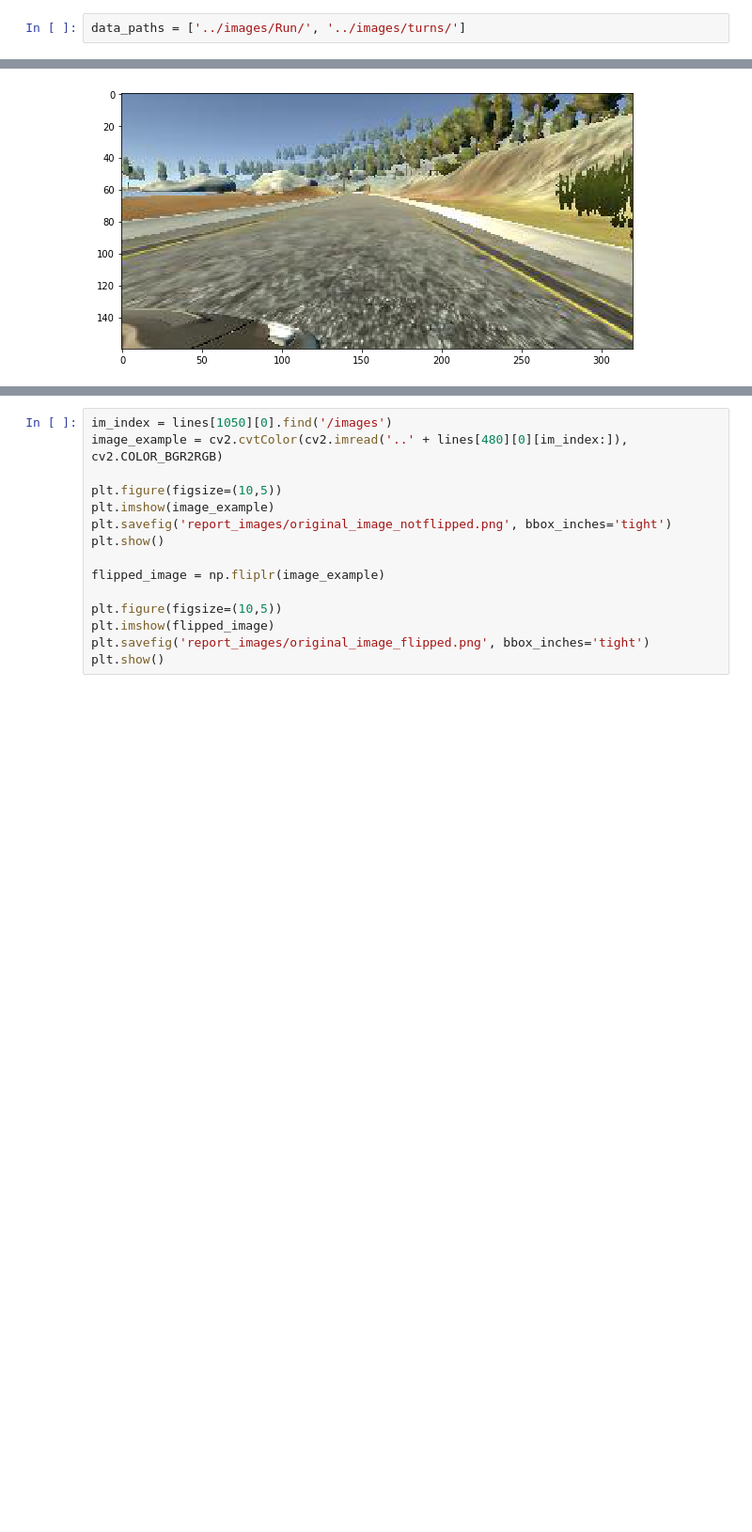
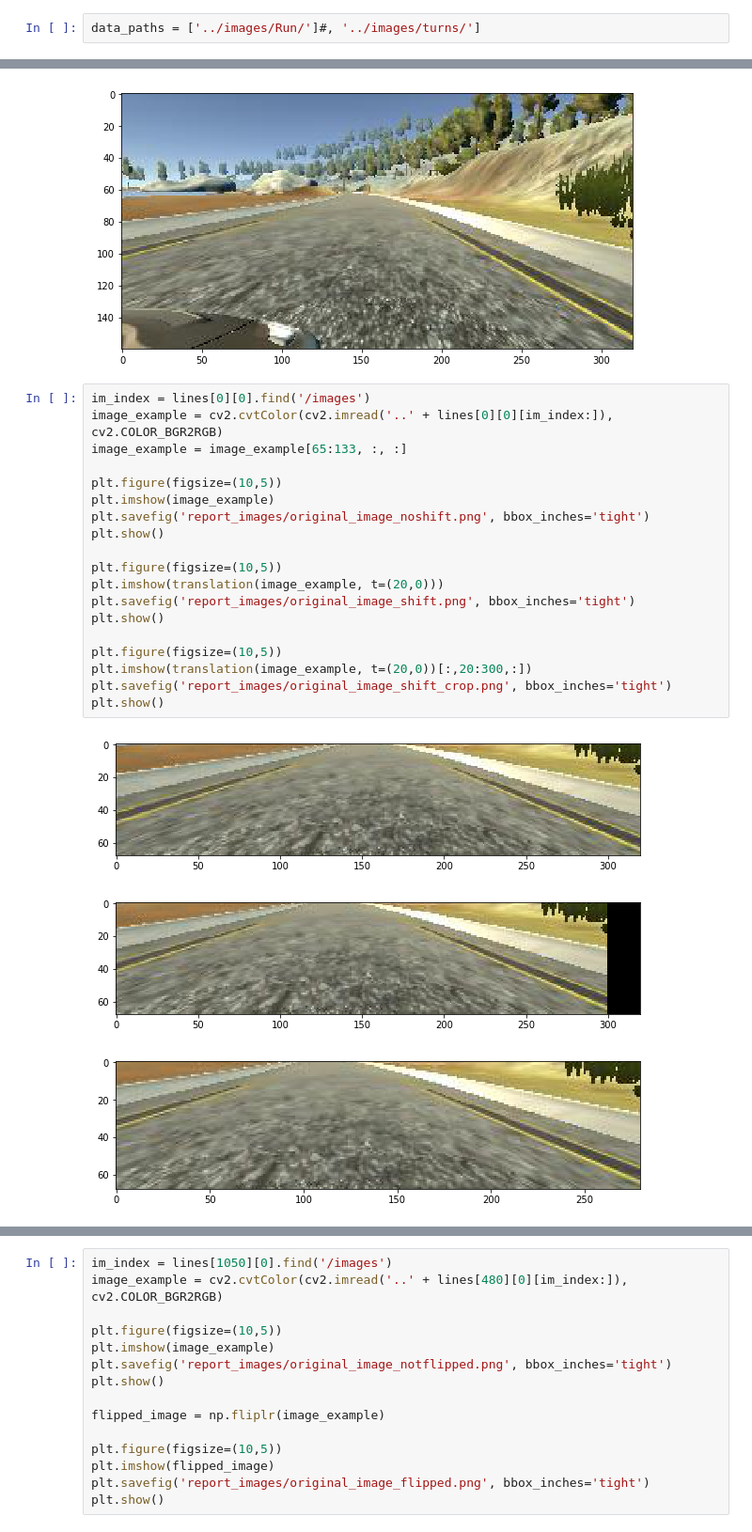
Before and after one commit to SIakovlev/CarND_Term1_P3, a Jupyter notebook: model.ipynb, the cells around one changed output, grey strips where cells are left out. Shown at 94% size. Cells and saved outputs as stored; diff of their text form; blank space fills up the shorter version.

```diff
--- a/model.ipynb
+++ b/model.ipynb
@@ -34,5 +32,5 @@ Using TensorFlow backend.
 # %%
-data_paths = ['../images/Run/', '../images/turns/']
+data_paths = ['../images/Run/']#, '../images/turns/']
 # %%
 lines = []
 for path in data_paths:
@@ -290,3 +295,26 @@ plt.show()
 # %% [output]
 [figure]
 [figure]
+# %%
+im_index = lines[0][0].find('/images')
+image_example = cv2.cvtColor(cv2.imread('..' + lines[0][0][im_index:]), cv2.COLOR_BGR2RGB)
+image_example = image_example[65:133, :, :]
+
+plt.figure(figsize=(10,5))
+plt.imshow(image_example)
+plt.savefig('report_images/original_image_noshift.png', bbox_inches='tight')
+plt.show()
+
+plt.figure(figsize=(10,5))
+plt.imshow(translation(image_example, t=(20,0)))
+plt.savefig('report_images/original_image_shift.png', bbox_inches='tight')
+plt.show()
+
+plt.figure(figsize=(10,5))
+plt.imshow(translation(image_example, t=(20,0))[:,20:300,:])
+plt.savefig('report_images/original_image_shift_crop.png', bbox_inches='tight')
+plt.show()
+# %% [output]
+[figure, added]
+[figure, added]
+[figure, added]
```
Also changed, not shown: parts of 5 cells of this notebook, 5 other files.
